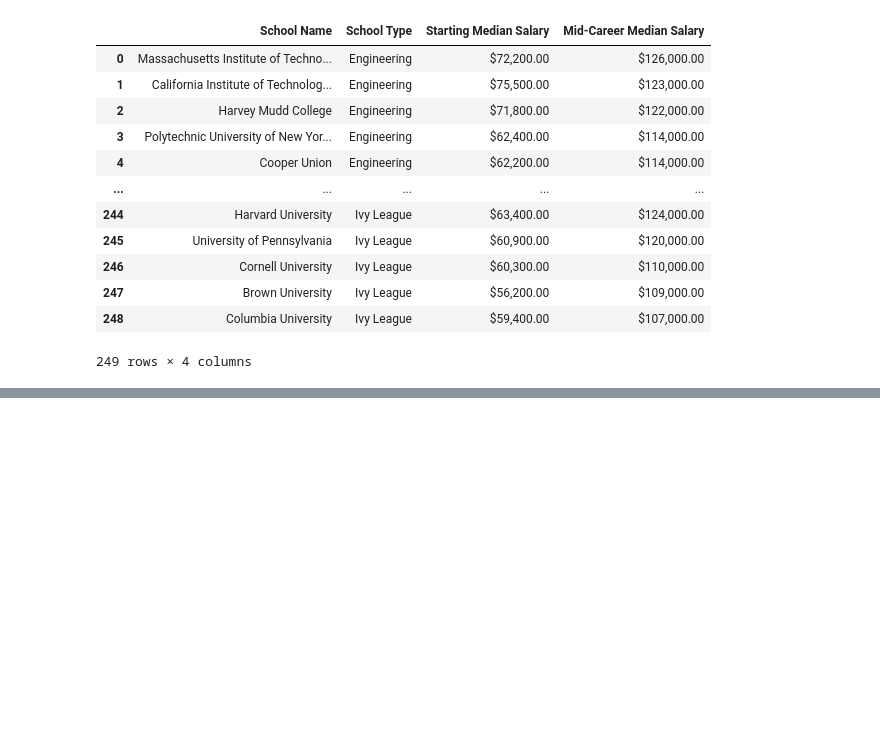
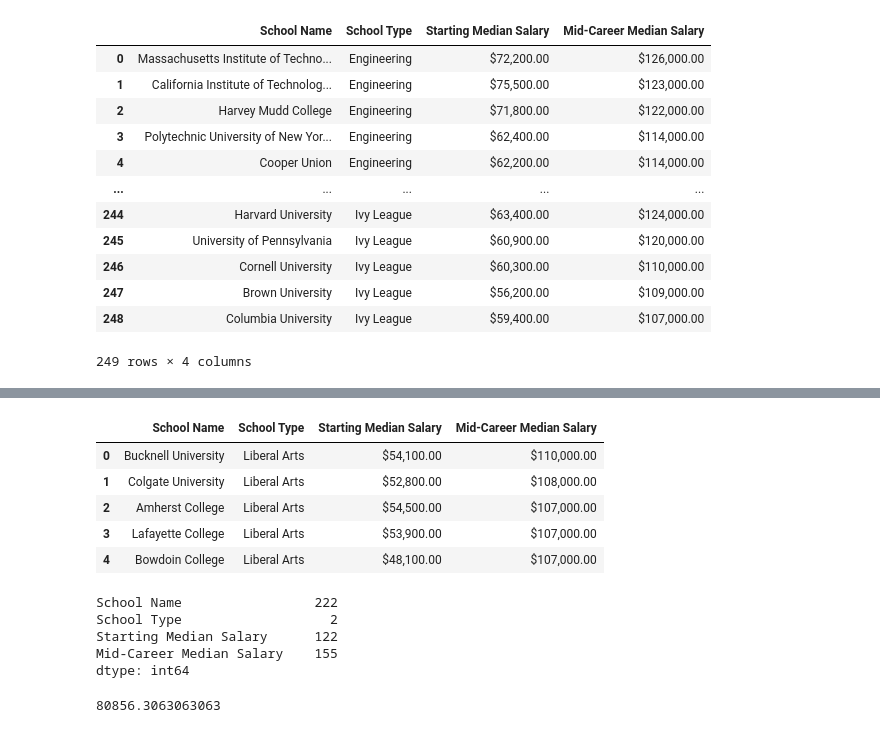
Before and after one commit to junio-firmino/Aprendizado_python, a Jupyter notebook: Multi_df.ipynb, the cells around one changed output, grey strips where cells are left out. Saved outputs shown, nothing was run; the diff lists cells and outputs as text; code cells hidden in the pictures; blank space fills up the shorter version.

```diff
--- a/Multi_df.ipynb
+++ b/Multi_df.ipynb
@@ -107,0 +167,23 @@ pd.concat(dfs, ignore_index=True).drop_duplicates(subset=['School Name'], keep='
+# %%
+dfc = pd.concat([liberal,state])
+# %%
+dfc.head()
+# %% [output]
+|  | School Name | School Type | Starting Median Salary | Mid-Career Median Salary |
+| 0 | Bucknell University | Liberal Arts | $54,100.00 | $110,000.00 |
+| 1 | Colgate University | Liberal Arts | $52,800.00 | $108,000.00 |
+| 2 | Amherst College | Liberal Arts | $54,500.00 | $107,000.00 |
+| 3 | Lafayette College | Liberal Arts | $53,900.00 | $107,000.00 |
+| 4 | Bowdoin College | Liberal Arts | $48,100.00 | $107,000.00 |
+# %%
+ dfc.nunique()
+# %% [output]
+School Name                 222
+School Type                   2
+Starting Median Salary      122
+Mid-Career Median Salary    155
+dtype: int64
+# %%
+dfc.iloc[:,3].replace('\$|,','',regex=True).astype(float).mean()
+# %% [output]
+80856.3063063063
```
Also changed, not shown: parts of 9 cells of this notebook.
